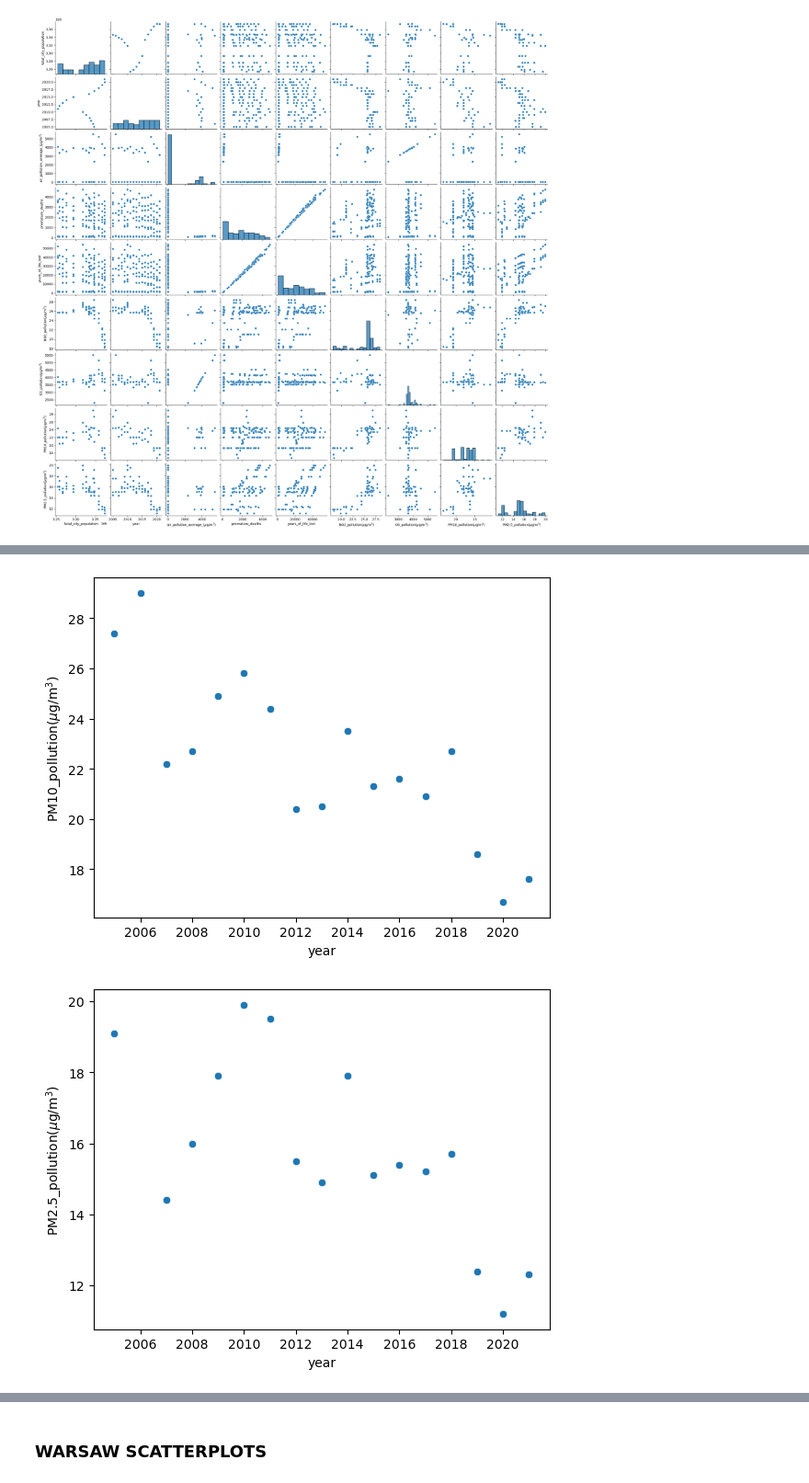
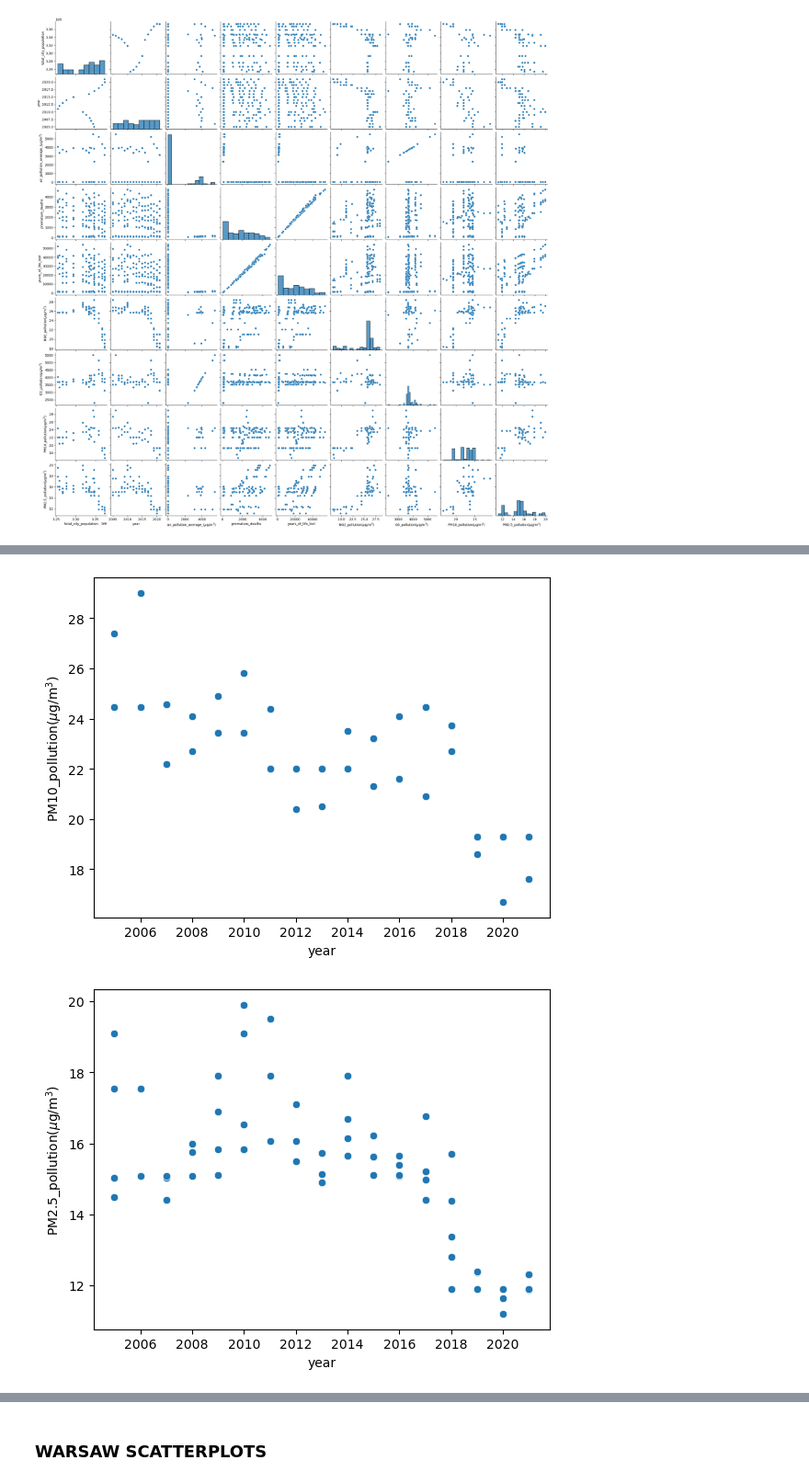
Before and after one commit to katchuli/PROJECT-Low-Emission-Zone-, a Jupyter notebook: files_for_the_project/Project_LOW_EMISSIONS_ZONE.ipynb, the cells around one changed output, grey strips where cells are left out. Shown at 92% size. Saved outputs shown, nothing was run; the diff lists cells and outputs as text; code cells hidden in the pictures.

```diff
--- a/files_for_the_project/Project_LOW_EMISSIONS_ZONE.ipynb
+++ b/files_for_the_project/Project_LOW_EMISSIONS_ZONE.ipynb
@@ -495,11 +491,11 @@ plt.show()
 # %%
-sns.scatterplot(x=dfb_numerical_cleaned['year'], y=dfb_cleaned['PM10_pollution($\\mu$g/m$^3$)'])
+sns.scatterplot(x=dfb_numerical_cleaned['year'], y=dfb_numerical_cleaned['PM10_pollution($\\mu$g/m$^3$)'])
 plt.show()
 # %% [output]
-[figure, old version]
+[figure, new version]
 # %%
-sns.scatterplot(x=dfb_numerical_cleaned['year'], y=dfb_cleaned['PM2.5_pollution($\\mu$g/m$^3$)'])
+sns.scatterplot(x=dfb_numerical_cleaned['year'], y=dfb_numerical_cleaned['PM2.5_pollution($\\mu$g/m$^3$)'])
 plt.show()
 # %% [output]
-[figure, old version]
+[figure, new version]
 # %%
```
Also changed, not shown: parts of 22 cells of this notebook.
